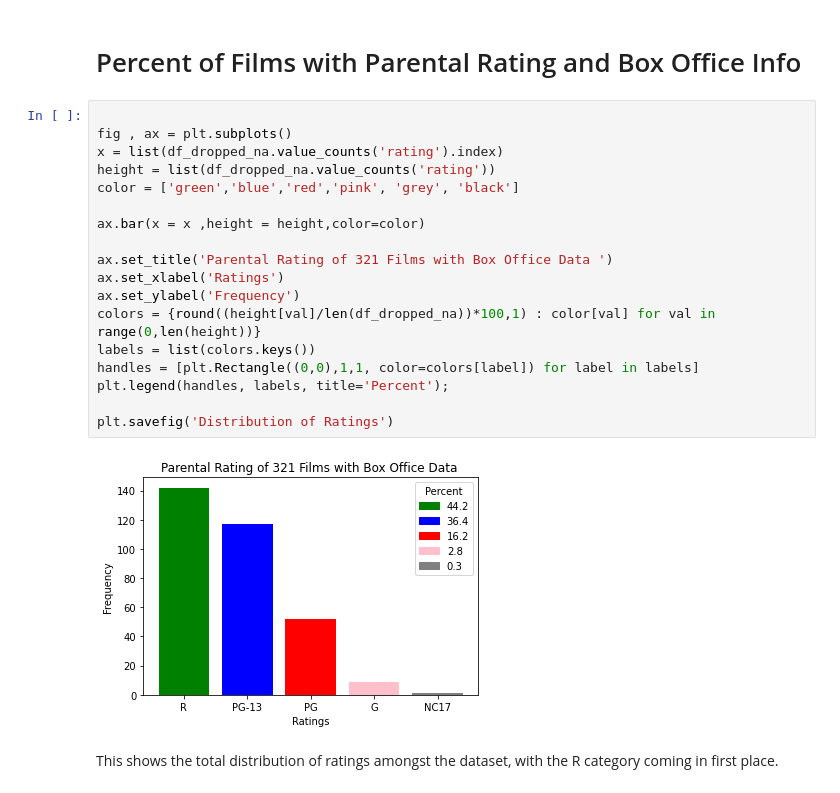
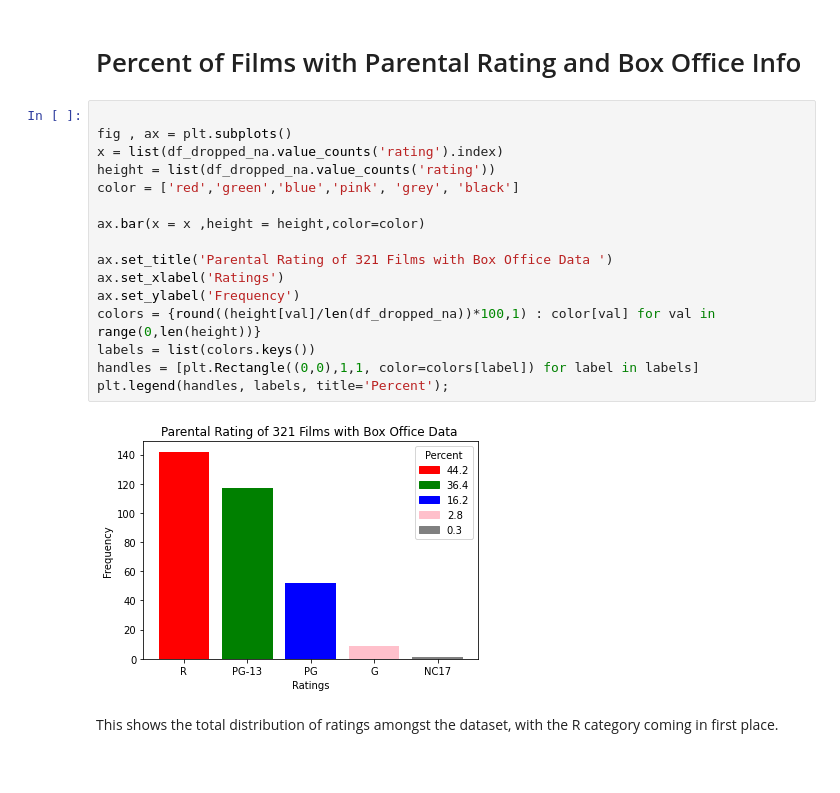
Before and after one commit to soohyunnie/avocoder-group-3-movie-analysis, a Jupyter notebook: Mitch_Clean_Ratings_Notebook.ipynb, the cells around one changed output. Drawn from its saved outputs; the diff is of its cells as text.

Commit message:
Mitch Ratings Work

```diff
--- a/Mitch_Clean_Ratings_Notebook.ipynb
+++ b/Mitch_Clean_Ratings_Notebook.ipynb
@@ -27,22 +34,20 @@ df_dropped_na = df_dropped_na.sort_values('box_office',ascending=False)
 # %%
 
 fig , ax = plt.subplots()
 x = list(df_dropped_na.value_counts('rating').index)
 height = list(df_dropped_na.value_counts('rating'))
-color = ['green','blue','red','pink', 'grey', 'black']
+color = ['red','green','blue','pink', 'grey', 'black']
 
 ax.bar(x = x ,height = height,color=color)
 
 ax.set_title('Parental Rating of 321 Films with Box Office Data ')
 ax.set_xlabel('Ratings')
 ax.set_ylabel('Frequency')
 colors = {round((height[val]/len(df_dropped_na))*100,1) : color[val] for val in range(0,len(height))}
 labels = list(colors.keys())
 handles = [plt.Rectangle((0,0),1,1, color=colors[label]) for label in labels]
 plt.legend(handles, labels, title='Percent');
-
-plt.savefig('Distribution of Ratings')
 # %% [output]
-[figure, old version]
+[figure, new version]
 # %% [markdown]
 This shows the total distribution of ratings amongst the dataset, with the R category coming in first place.
```
Also changed, not shown: parts of 9 cells of this notebook, 2 other files.
